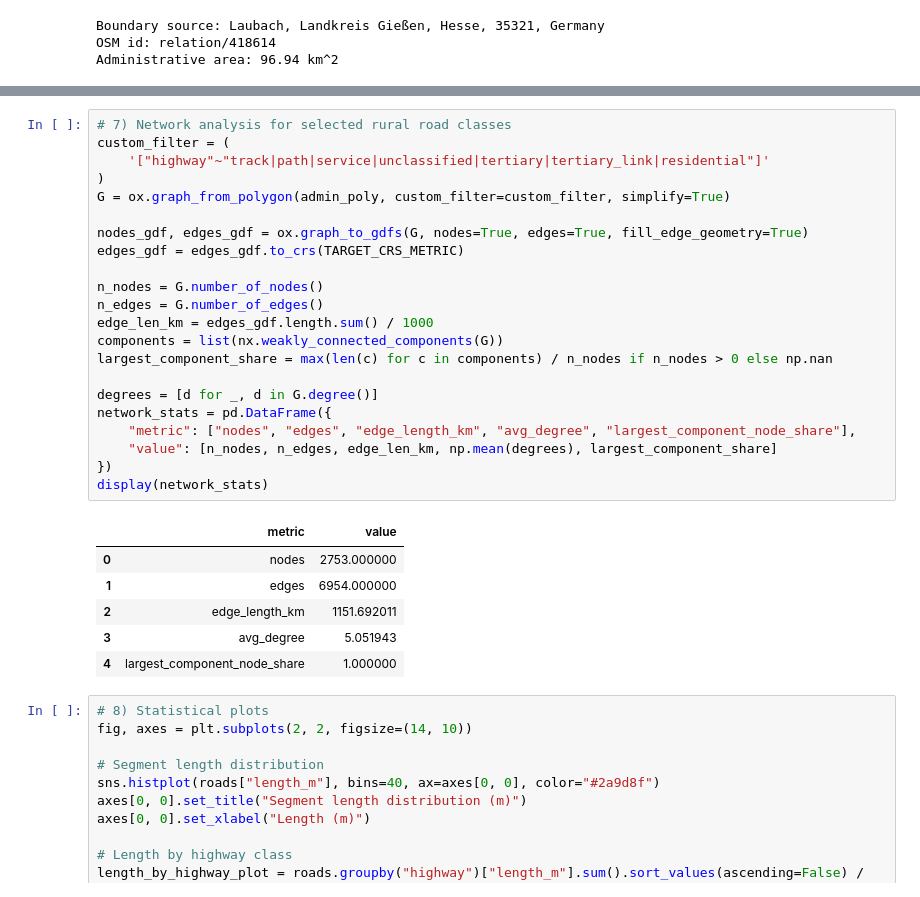
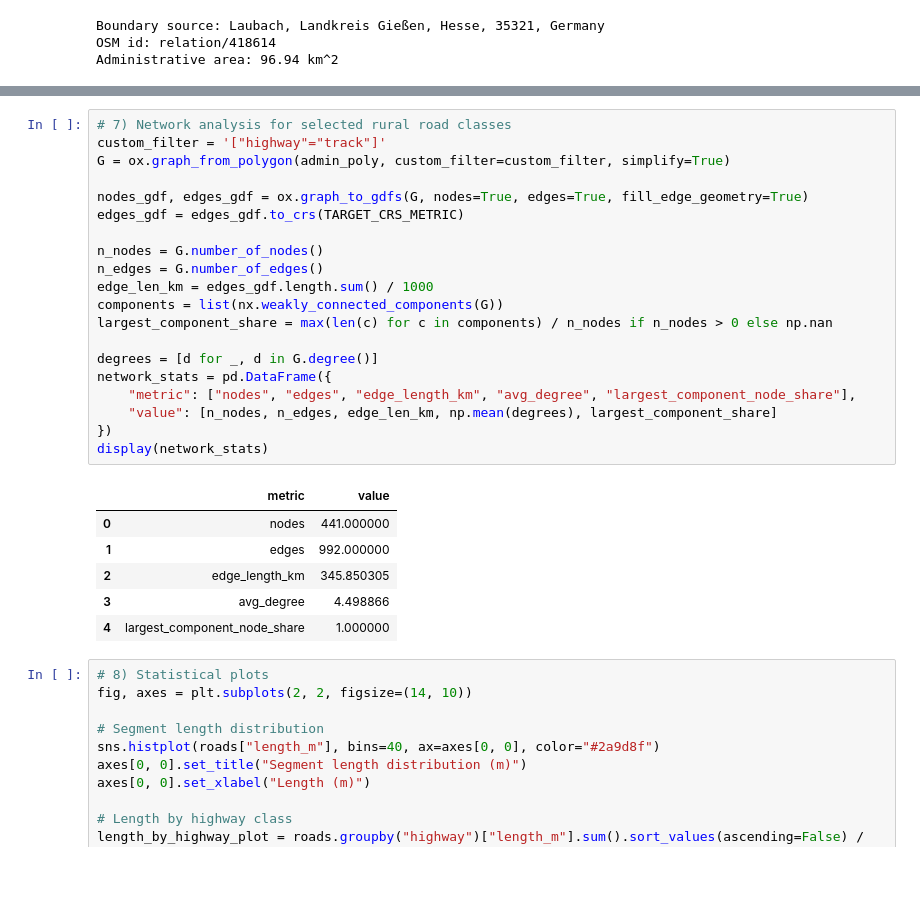
Before and after one commit to thschad/RuralRoadMapping, a Jupyter notebook: 04_laubach_35321_admin_rural_roads_analysis.ipynb, the cells around one changed output, grey strips where cells are left out. Saved outputs shown, nothing was run; the diff lists cells and outputs as text.

```diff
--- a/04_laubach_35321_admin_rural_roads_analysis.ipynb
+++ b/04_laubach_35321_admin_rural_roads_analysis.ipynb
@@ -293,31 +453,29 @@ else:
 # %%
 # 7) Network analysis for selected rural road classes
-custom_filter = (
-    '["highway"~"track|path|service|unclassified|tertiary|tertiary_link|residential"]'
-)
+custom_filter = '["highway"="track"]'
 G = ox.graph_from_polygon(admin_poly, custom_filter=custom_filter, simplify=True)
 
 nodes_gdf, edges_gdf = ox.graph_to_gdfs(G, nodes=True, edges=True, fill_edge_geometry=True)
 edges_gdf = edges_gdf.to_crs(TARGET_CRS_METRIC)
 
 n_nodes = G.number_of_nodes()
 n_edges = G.number_of_edges()
 edge_len_km = edges_gdf.length.sum() / 1000
 components = list(nx.weakly_connected_components(G))
 largest_component_share = max(len(c) for c in components) / n_nodes if n_nodes > 0 else np.nan
 
 degrees = [d for _, d in G.degree()]
 network_stats = pd.DataFrame({
     "metric": ["nodes", "edges", "edge_length_km", "avg_degree", "largest_component_node_share"],
     "value": [n_nodes, n_edges, edge_len_km, np.mean(degrees), largest_component_share]
 })
 display(network_stats)
 # %% [output]
 |  | metric | value |
-| 0 | nodes | 2753.000000 |
-| 1 | edges | 6954.000000 |
-| 2 | edge_length_km | 1151.692011 |
-| 3 | avg_degree | 5.051943 |
+| 0 | nodes | 441.000000 |
+| 1 | edges | 992.000000 |
+| 2 | edge_length_km | 345.850305 |
+| 3 | avg_degree | 4.498866 |
 | 4 | largest_component_node_share | 1.000000 |
 # %%
 # 8) Statistical plots
```
Also changed, not shown: parts of 8 cells of this notebook, 12 other files.
